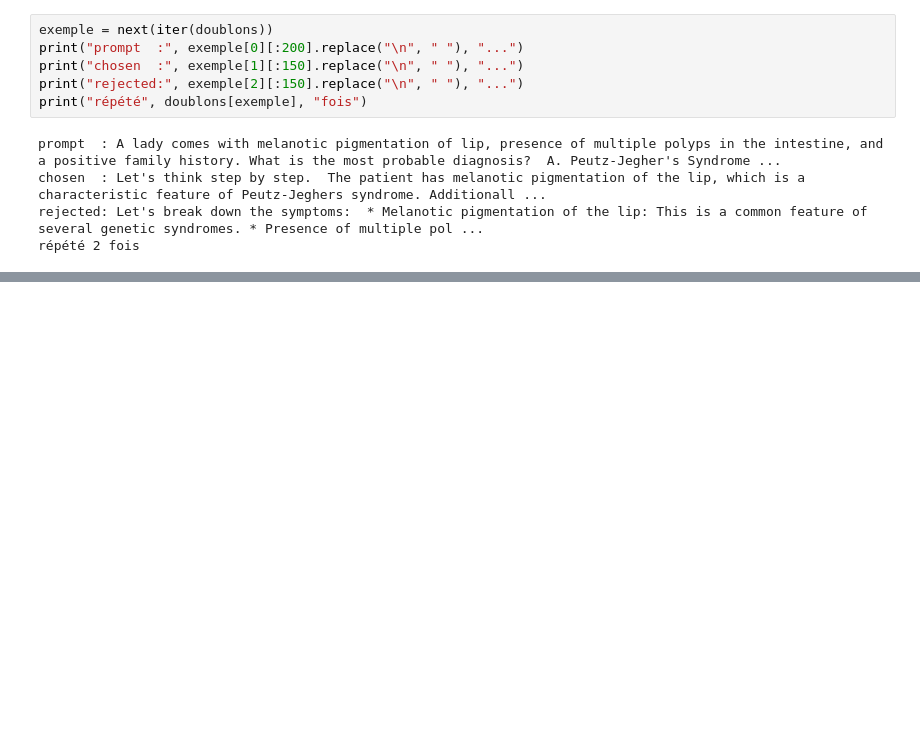
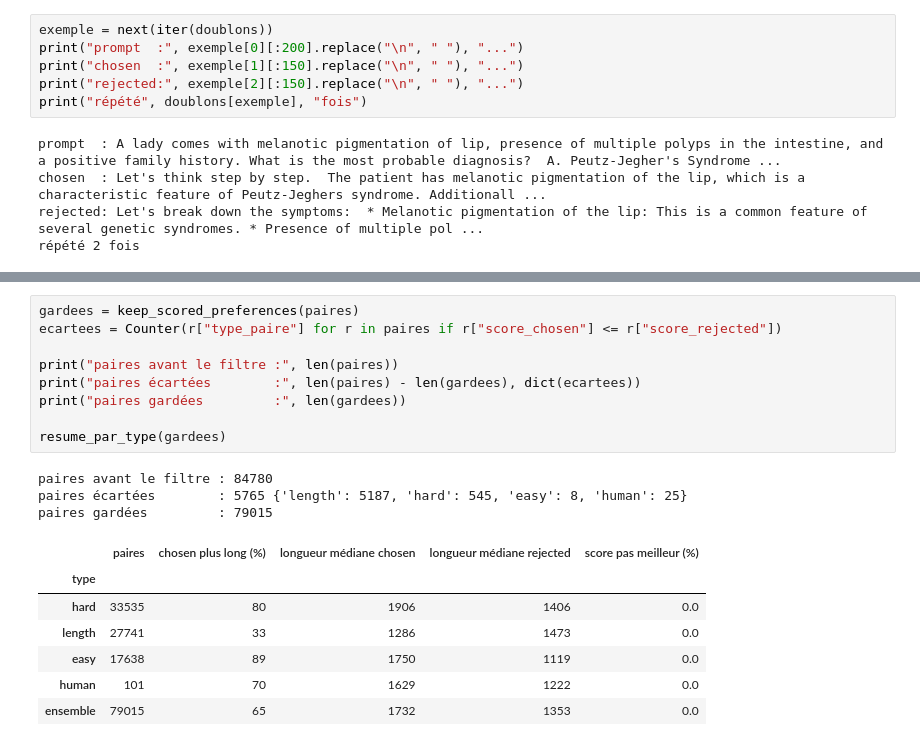
Before and after one commit to RaphaelRIVIERE/llm-finetuning, a Jupyter notebook: notebooks/05_construction_dpo.ipynb, the cells around one changed output, grey strips where cells are left out. Cells and saved outputs as stored; diff of their text form; blank space fills up the shorter version.

```diff
--- a/notebooks/05_construction_dpo.ipynb
+++ b/notebooks/05_construction_dpo.ipynb
@@ -131,0 +163,20 @@ Zéro triple à cheval sur plusieurs splits : tous les doublons sont internes à
+# %%
+gardees = keep_scored_preferences(paires)
+ecartees = Counter(r["type_paire"] for r in paires if r["score_chosen"] <= r["score_rejected"])
+
+print("paires avant le filtre :", len(paires))
+print("paires écartées        :", len(paires) - len(gardees), dict(ecartees))
+print("paires gardées         :", len(gardees))
+
+resume_par_type(gardees)
+# %% [output]
+paires avant le filtre : 84780
+paires écartées        : 5765 {'length': 5187, 'hard': 545, 'easy': 8, 'human': 25}
+paires gardées         : 79015
+|  | paires | chosen plus long (%) | longueur médiane chosen | longueur médiane rejected | score pas meilleur (%) |
+| type |  |  |  |  |  |
+| hard | 33535 | 80 | 1906 | 1406 | 0.0 |
+| length | 27741 | 33 | 1286 | 1473 | 0.0 |
+| easy | 17638 | 89 | 1750 | 1119 | 0.0 |
+| human | 101 | 70 | 1629 | 1222 | 0.0 |
+| ensemble | 79015 | 65 | 1732 | 1353 | 0.0 |
```
Also changed, not shown: parts of 31 cells of this notebook, 15 other files.
